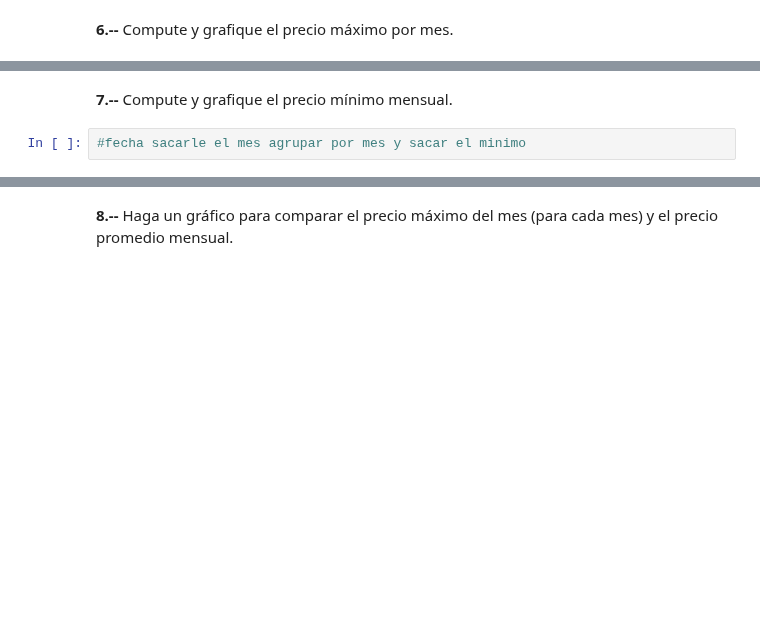
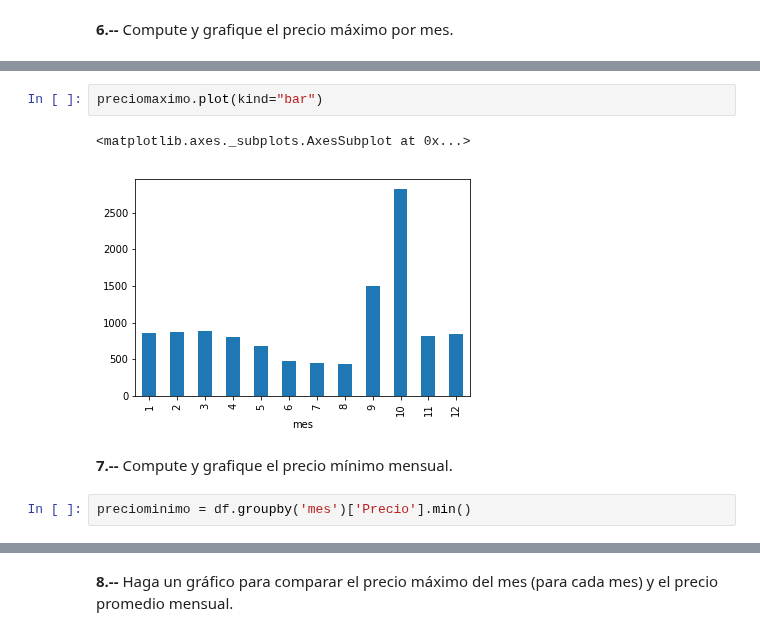
Before and after one commit to cda-2019-01/lab-analisis-exploratorio-de-datos-Paranistula, a Jupyter notebook: LAB-precios-electricidad.ipynb, the cells around one changed output, grey strips where cells are left out. Drawn from its saved outputs; the diff is of its cells as text; blank space fills up the shorter version.

```diff
--- a/LAB-precios-electricidad.ipynb
+++ b/LAB-precios-electricidad.ipynb
@@ -123,4 +102,9 @@ Index(['index', 'name', 'value'], dtype='object')
+# %%
+preciomaximo.plot(kind="bar")
+# %% [output]
+<matplotlib.axes._subplots.AxesSubplot at 0x...>
+[figure, added]
 # %% [markdown]
 **7.--** Compute y grafique el precio mínimo mensual.
-# %%
-#fecha sacarle el mes agrupar por mes y sacar el minimo
+# %%
+preciominimo = df.groupby('mes')['Precio'].min()
```
Also changed, not shown: parts of 74 cells of this notebook.
